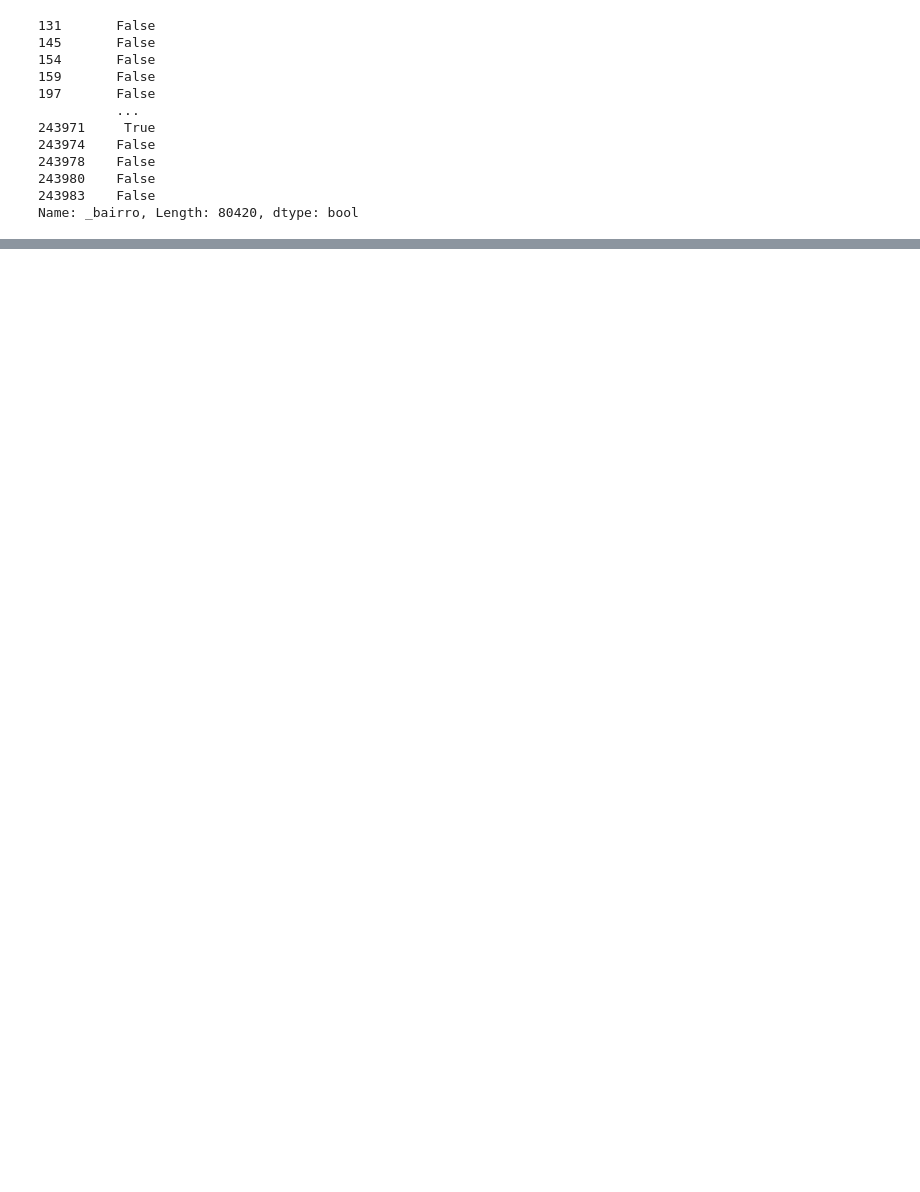
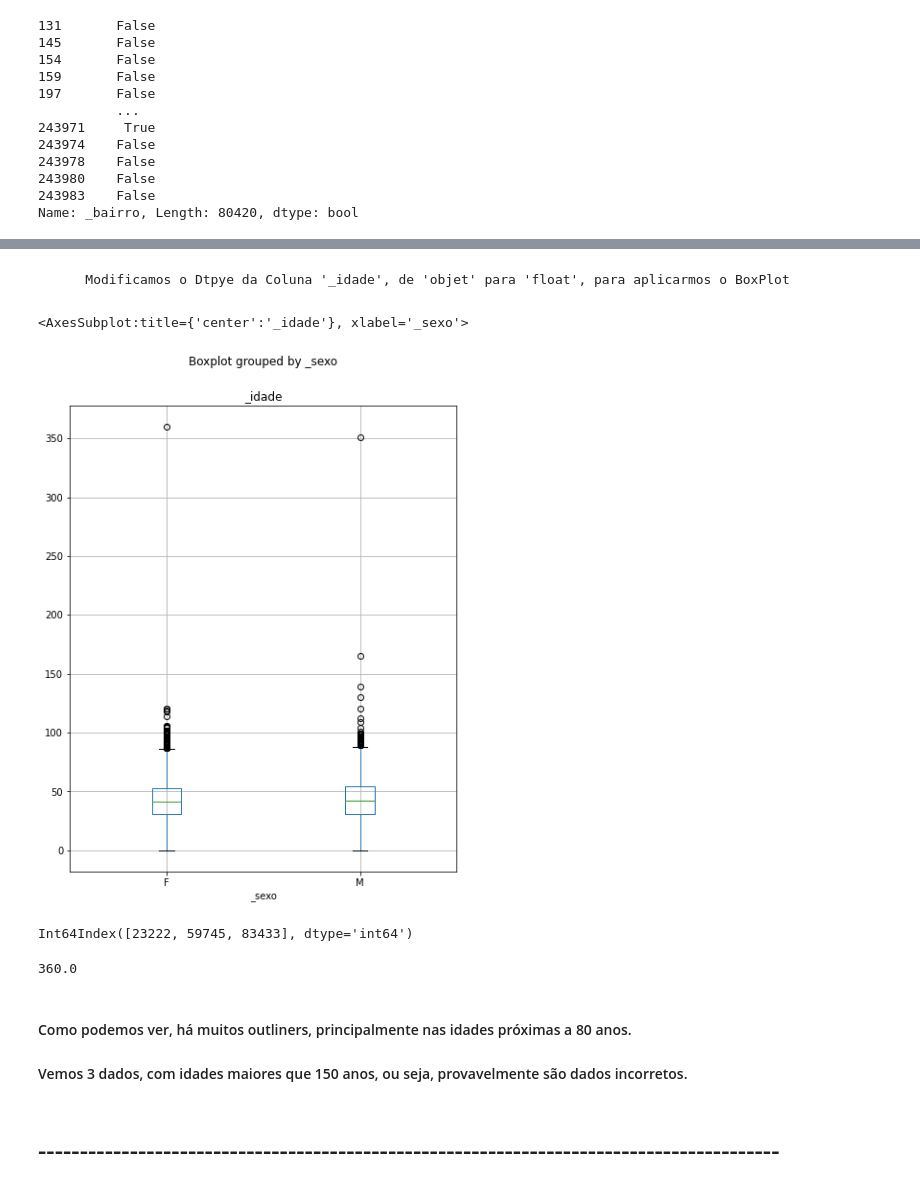
Before and after one commit to delrickOliveira/rna_2021.1_aa1.2, a Jupyter notebook: Atividade 2.3 - RNA 2021.ipynb, the cells around one changed output, grey strips where cells are left out. Cells and saved outputs as stored; diff of their text form; code cells hidden in the pictures; blank space fills up the shorter version.

```diff
--- a/Atividade 2.3 - RNA 2021.ipynb
+++ b/Atividade 2.3 - RNA 2021.ipynb
@@ -192,0 +160,3 @@ plt.show()
+# %%
+data.dropna(subset = ["_sexo"], inplace=True)
+bairros = data['_sexo'].value_counts()
@@ -192,0 +167,4 @@ plt.show()
+# %%
+nan_value = float("NaN")
+data['_idade'].replace("", nan_value, inplace=True)
+data['_idade'].isnull()
@@ -192,0 +184,3 @@ plt.show()
+# %%
+data.dropna(subset = ["_idade"], inplace=True)
+bairros = data['_idade'].value_counts()
@@ -192,0 +281,9 @@ plt.show()
+# %% [markdown]
+        Modificamos o Dtpye da Coluna '_idade', de 'objet' para 'float', para aplicarmos o BoxPlot
+# %%
+data['_idade'] = data['_idade'].astype(float, errors = 'raise')
+# %%
+data.boxplot(column=['_idade'],by='_sexo',figsize=(7,9))
+# %% [output]
+<AxesSubplot:title={'center':'_idade'}, xlabel='_sexo'>
+[figure, added]
@@ -192,0 +292,13 @@ plt.show()
+# %%
+x.index
+# %% [output]
+Int64Index([23222, 59745, 83433], dtype='int64')
+# %%
+data['_idade'][23222]
+# %% [output]
+360.0
+# %% [markdown]
+#### Como podemos ver, há muitos outliners, principalmente nas idades próximas a 80 anos.
+#### Vemos 3 dados, com idades maiores que 150 anos, ou seja, provavelmente são dados incorretos.
+# %% [markdown]
+# -----------------------------------------------------------------------------------------
```
Also changed, not shown: parts of 30 cells of this notebook.
